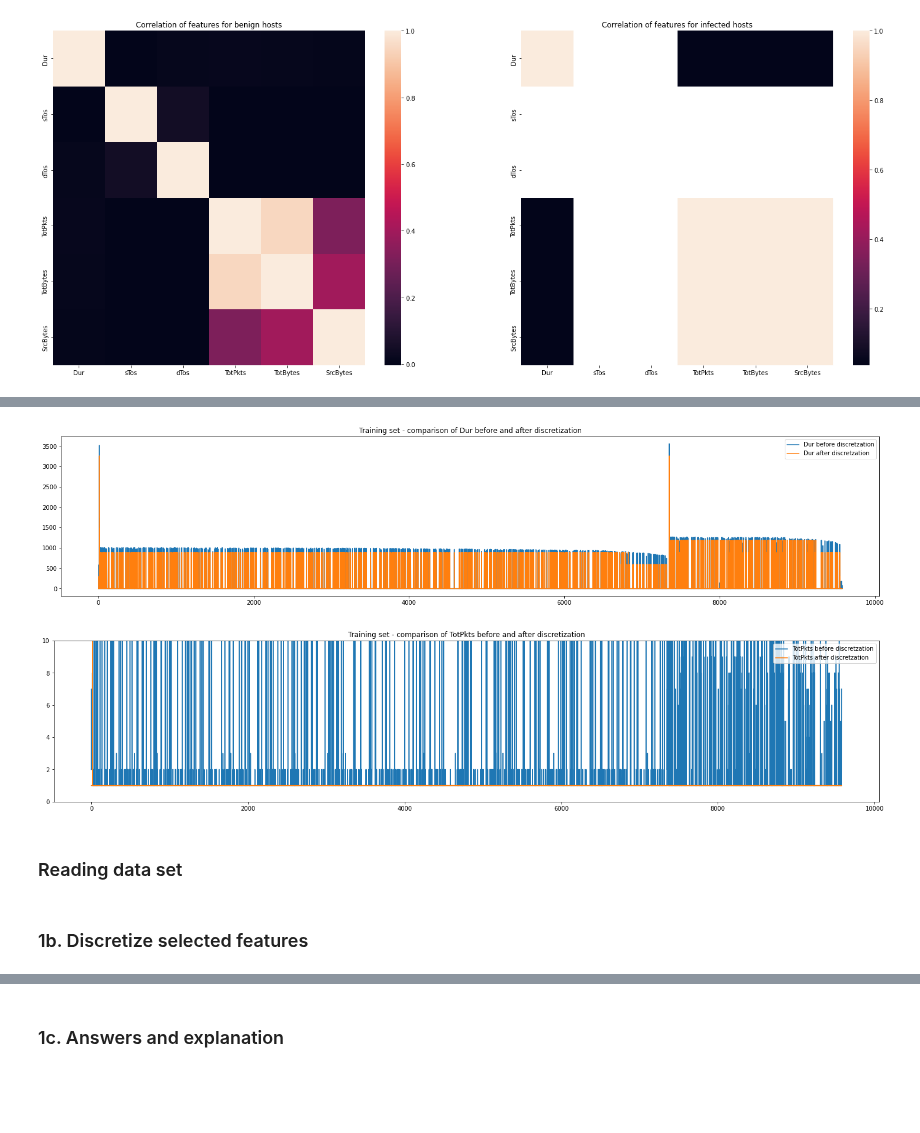
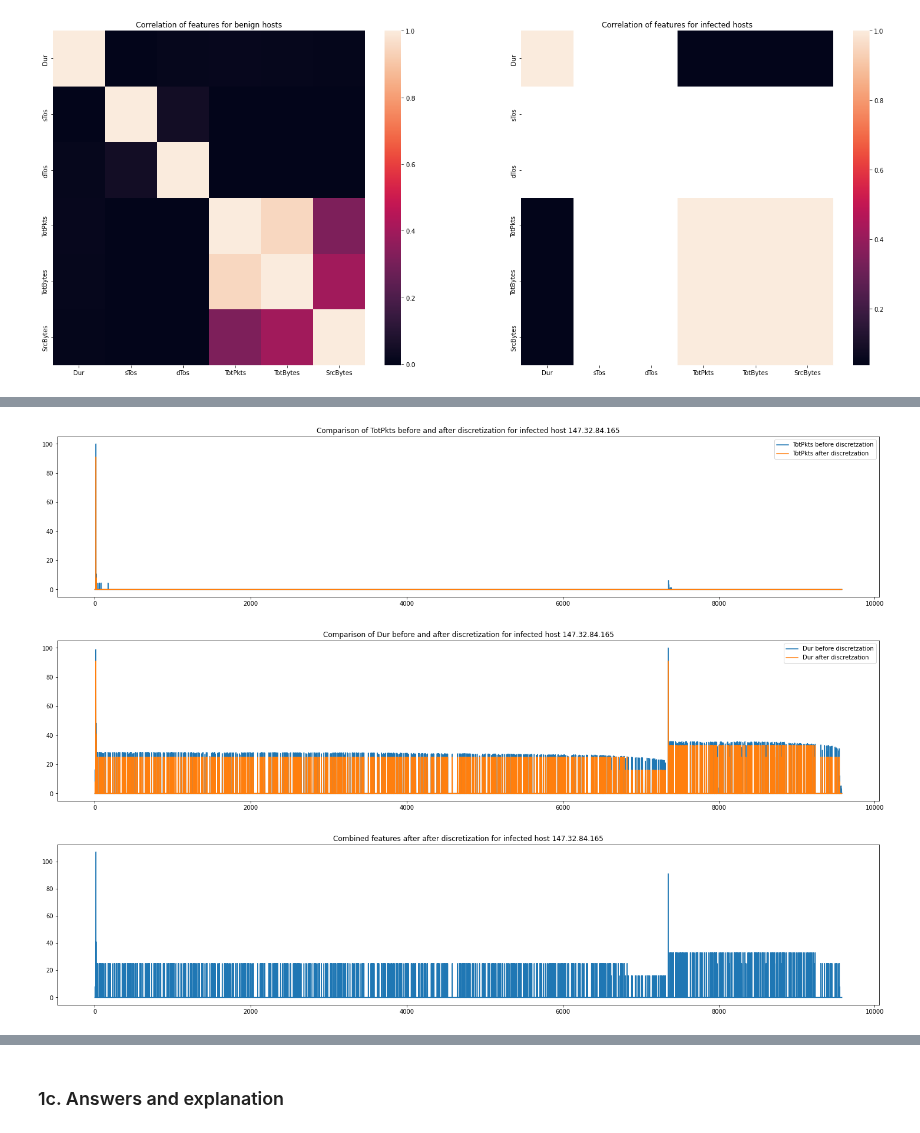
Before and after one commit to kponichtera/cs4035-cda, a Jupyter notebook: lab3/lab3.ipynb, the cells around one changed output, grey strips where cells are left out. Saved outputs shown, nothing was run; the diff lists cells and outputs as text; code cells hidden in the pictures; blank space fills up the shorter version.

```diff
--- a/lab3/lab3.ipynb
+++ b/lab3/lab3.ipynb
@@ -180,31 +161,33 @@ features_discretized.append(discretize(discretizer2, df_features[1]))
-# %%
-_, ax = plt.subplots(1, 1, figsize=(25, 5))
-
-f_num = 1
-
-#ax.set_ylim([None, 10000])
-ax.plot(df_features[f_num])
-ax.plot(features_discretized[f_num])
-
-ax.legend(labels=[f'{features[f_num]} before discretzation', f'{features[f_num]} after discretzation'], loc='upper right')
-ax.set_title(f'Training set - comparison of {features[f_num]} before and after discretization')
-plt.show()
-# %% [output]
-[figure, removed]
-# %%
-_, ax = plt.subplots(1, 1, figsize=(25, 5))
-
-f_num = 0
-ax.set_ylim([None, 10])
-ax.plot(df_features[f_num])
-ax.plot(features_discretized[f_num])
-
-ax.legend(labels=[f'{features[f_num]} before discretzation', f'{features[f_num]} after discretzation'], loc='upper right')
-ax.set_title(f'Training set - comparison of {features[f_num]} before and after discretization')
-plt.show()
-# %% [output]
-[figure, removed]
-# %% [markdown]
-### Reading data set
-# %% [markdown]
-### 1b. Discretize selected features
+# %%
+# Ignoring the FutureWarning which is internally thrown by NearestNeighbors
+#warnings.simplefilter(action='ignore', category=UserWarning)
+# choose a host
+
+host = '147.32.84.165'
+df_host = df[df['SrcAddr'] == host]
+features_combined = np.zeros(len(df_host[[features[0]]]))
+
+for i in range(len(features)):
+    discretizer = KBinsDiscretizer(n_bins=12, strategy='uniform', encode='ordinal')
+    df_feature = df_host[[features[i]]].to_numpy()
+    df_feature = MinMaxScaler(feature_range=(0,100)).fit_transform(df_feature)
+    discretizer.fit(df_feature)
+    feature_discretized = discretize(discretizer, df_feature)
+    features_combined += feature_discretized
+    _, ax = plt.subplots(1, 1, figsize=(25, 5))
+    #ax.set_ylim([None, 10000])
+    ax.plot(df_feature)
+    ax.plot(feature_discretized)
+    ax.legend(labels=[f'{features[i]} before discretzation', f'{features[i]} after discretzation'], loc='upper right')
+    ax.set_title(f'Comparison of {features[i]} before and after discretization for infected host 147.32.84.165')
+    plt.show()
+
+_, ax = plt.subplots(1, 1, figsize=(25, 5))
+#ax.set_ylim([None, 20])
+ax.plot(features_combined)
+ax.set_title(f'Combined features after after discretization for infected host 147.32.84.165')
+plt.show()
+# %% [output]
+[figure, added]
+[figure, added]
+[figure, added]
```
Also changed, not shown: parts of 8 cells of this notebook.
